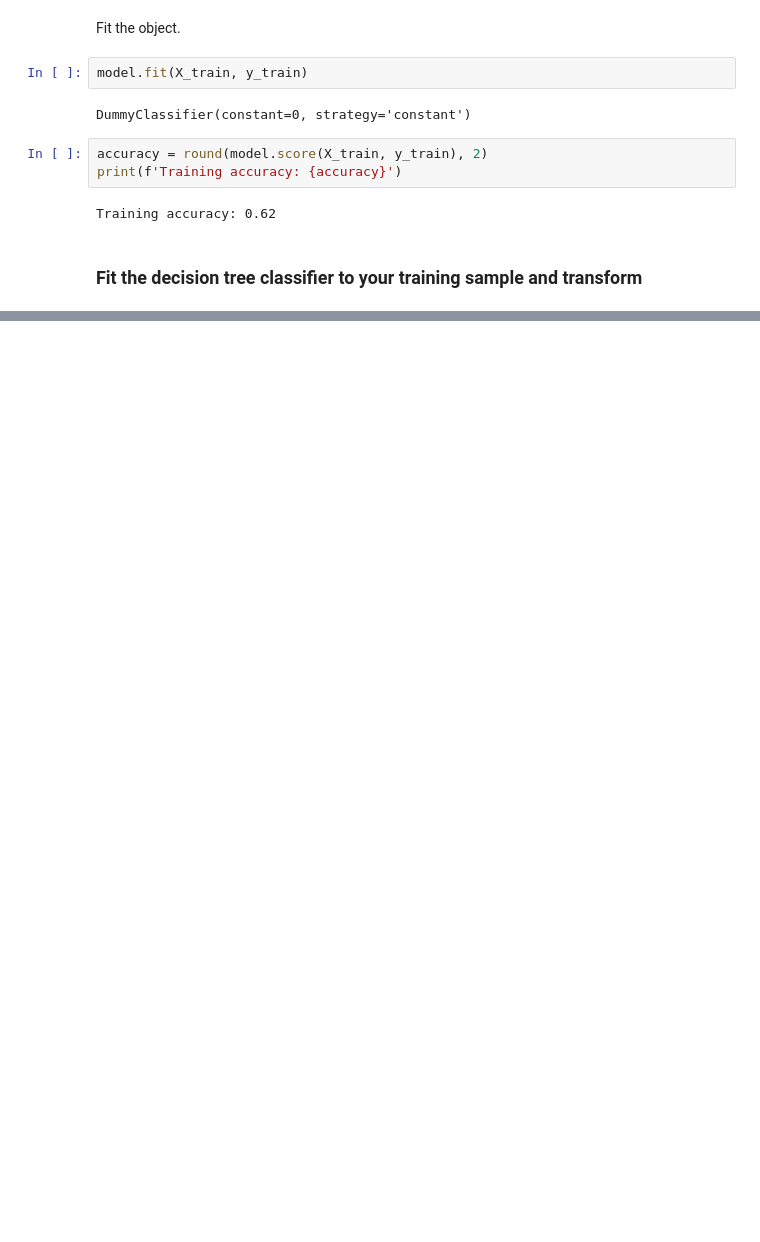
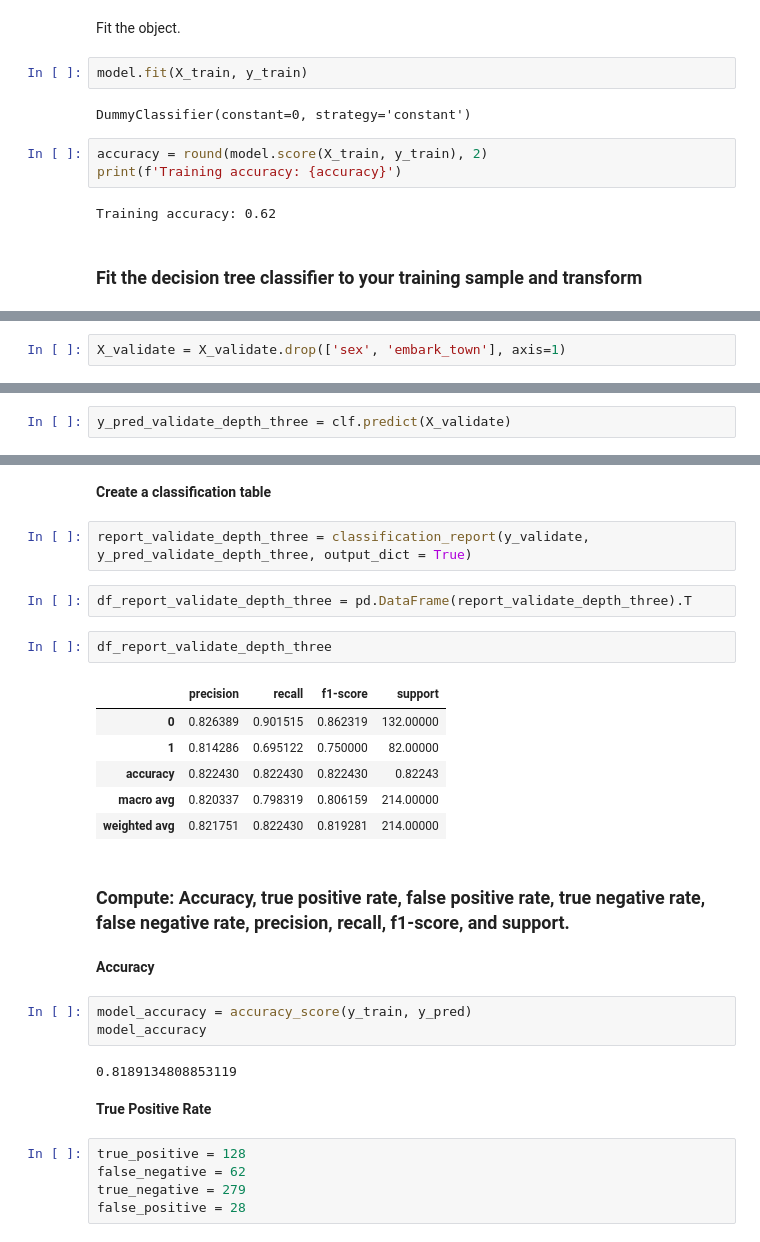
Before and after one commit to malachi-hale/classification-exercises, a Jupyter notebook: model.ipynb, the cells around one changed output, grey strips where cells are left out. Cells and saved outputs as stored; diff of their text form; blank space fills up the shorter version.

```diff
--- a/model.ipynb
+++ b/model.ipynb
@@ -57,0 +211,2 @@ clf = DecisionTreeClassifier(max_depth=3, random_state=123)
+# %%
+X_validate = X_validate.drop(['sex', 'embark_town'], axis=1)
@@ -57,0 +215,2 @@ clf = DecisionTreeClassifier(max_depth=3, random_state=123)
+# %%
+y_pred_validate_depth_three = clf.predict(X_validate)
@@ -57,0 +233,31 @@ clf = DecisionTreeClassifier(max_depth=3, random_state=123)
+# %% [markdown]
+**Create a classification table**
+# %%
+report_validate_depth_three = classification_report(y_validate, y_pred_validate_depth_three, output_dict = True)
+# %%
+df_report_validate_depth_three = pd.DataFrame(report_validate_depth_three).T
+# %%
+df_report_validate_depth_three
+# %% [output]
+|  | precision | recall | f1-score | support |
+| 0 | 0.826389 | 0.901515 | 0.862319 | 132.00000 |
+| 1 | 0.814286 | 0.695122 | 0.750000 | 82.00000 |
+| accuracy | 0.822430 | 0.822430 | 0.822430 | 0.82243 |
+| macro avg | 0.820337 | 0.798319 | 0.806159 | 214.00000 |
+| weighted avg | 0.821751 | 0.822430 | 0.819281 | 214.00000 |
+# %% [markdown]
+### Compute: Accuracy, true positive rate, false positive rate, true negative rate, false negative rate, precision, recall, f1-score, and support.
+# %% [markdown]
+**Accuracy**
+# %%
+model_accuracy = accuracy_score(y_train, y_pred)
+model_accuracy
+# %% [output]
+0.8189134808853119
+# %% [markdown]
+**True Positive Rate**
+# %%
+true_positive = 128
+false_negative = 62
+true_negative = 279
+false_positive = 28
```
Also changed, not shown: parts of 92 cells of this notebook, 2 other files.
